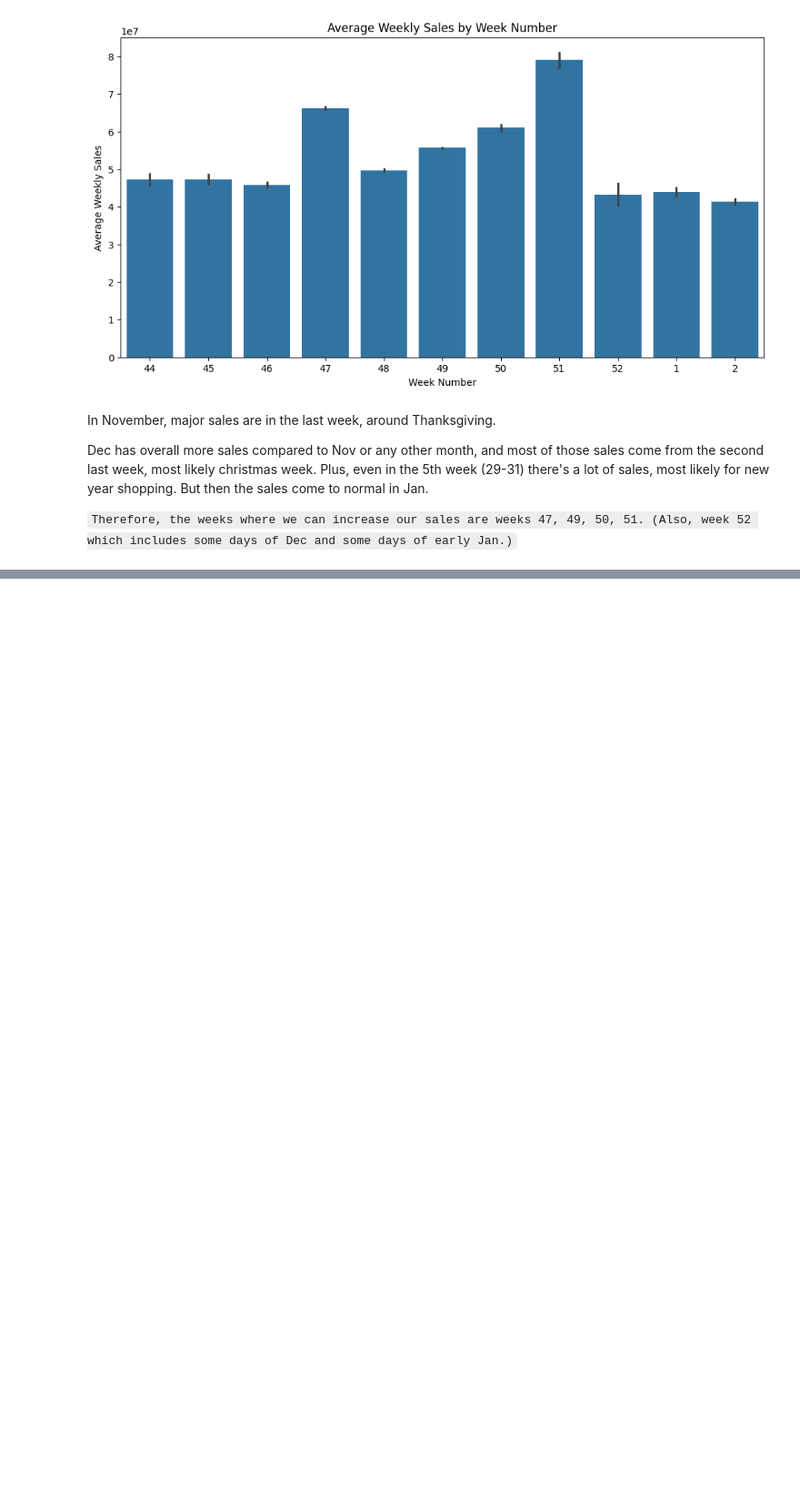
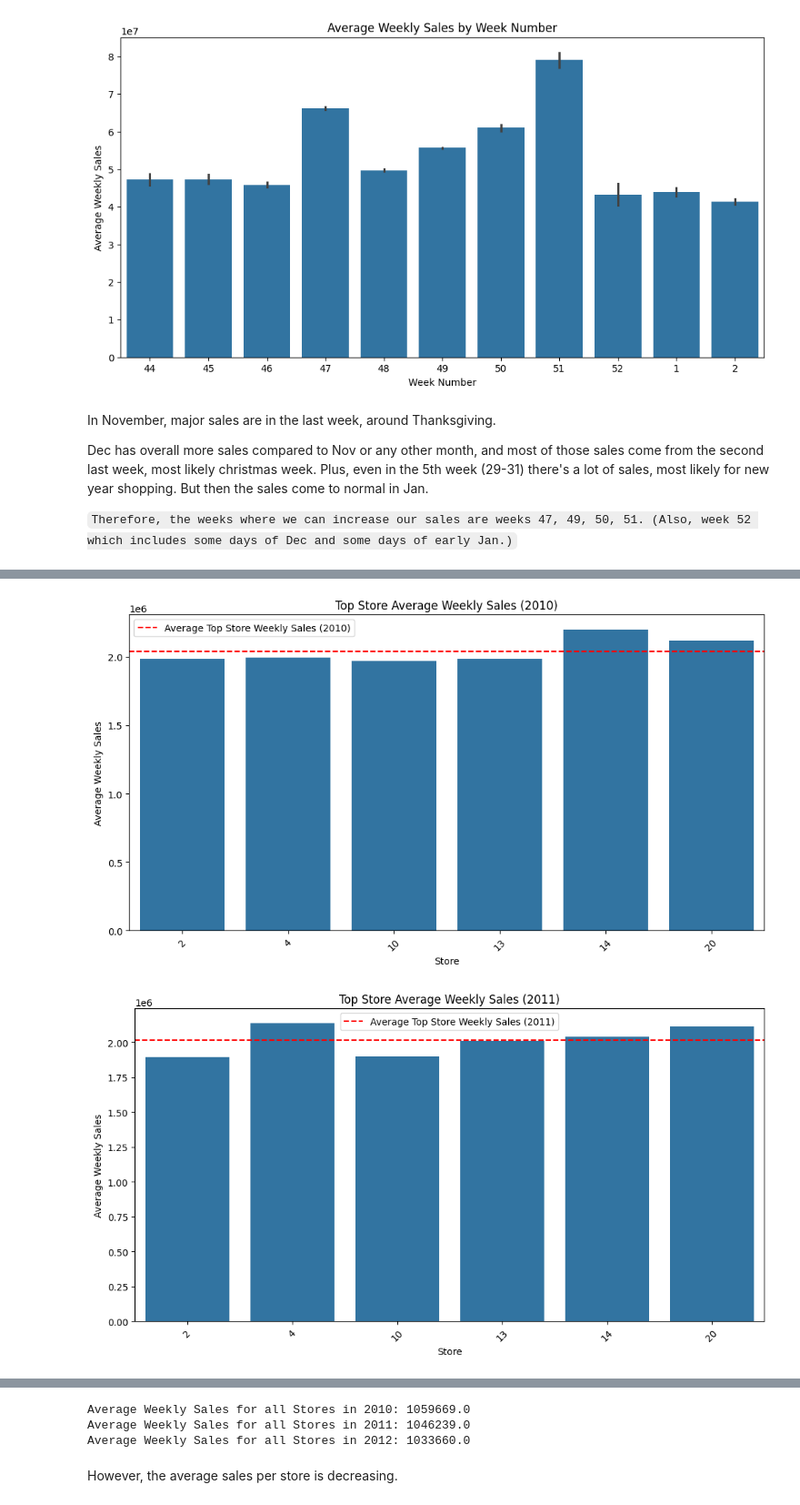
Before and after one commit to bdk-333/Walmart-Sales-Analysis, a Jupyter notebook: notebooks/03_kpi_definition_calculation.ipynb, the cells around one changed output, grey strips where cells are left out. Shown at 91% size. Drawn from its saved outputs; the diff is of its cells as text; code cells hidden in the pictures; blank space fills up the shorter version.

```diff
--- a/notebooks/03_kpi_definition_calculation.ipynb
+++ b/notebooks/03_kpi_definition_calculation.ipynb
@@ -100,0 +161,4 @@ Dec has overall more sales compared to Nov or any other month, and most of those
+# %%
+top_stores = sales_per_store[sales_per_store['Store'].isin([4, 14, 20, 10, 13, 2])]
+top_store_sales = top_stores.groupby(['Store', 'year'])['Weekly_Sales'].mean().reset_index()
+top_store_sales
@@ -100,0 +183,36 @@ Dec has overall more sales compared to Nov or any other month, and most of those
+# %%
+# 2010
+plt.figure(figsize=(12, 6))
+sns.barplot(x='Store', y='Weekly_Sales', data=top_store_sales[top_store_sales['year'] == 2010], order=top_store_sales['Store'])
+plt.title('Top Store Average Weekly Sales (2010)')
+plt.xlabel('Store')
+plt.ylabel('Average Weekly Sales')
+plt.xticks(rotation=45)
+plt.axhline(y=top_store_sales[top_store_sales['year'] == 2010]['Weekly_Sales'].mean(), color='r', linestyle='--', label='Average Top Store Weekly Sales (2010)')
+plt.legend()
+plt.show()
+
+# 2011
+plt.figure(figsize=(12, 6))
+sns.barplot(x='Store', y='Weekly_Sales', data=top_store_sales[top_store_sales['year'] == 2011], order=top_store_sales['Store'])
+plt.title('Top Store Average Weekly Sales (2011)')
+plt.xlabel('Store')
+plt.ylabel('Average Weekly Sales')
+plt.xticks(rotation=45)
+plt.axhline(y=top_store_sales[top_store_sales['year'] == 2011]['Weekly_Sales'].mean(), color='r', linestyle='--', label='Average Top Store Weekly Sales (2011)')
+plt.legend()
+plt.show()
+
+# 2012
+plt.figure(figsize=(12, 6))
+sns.barplot(x='Store', y='Weekly_Sales', data=top_store_sales[top_store_sales['year'] == 2012], order=top_store_sales['Store'])
+plt.title('Top Store Average Weekly Sales (2012)')
+plt.xlabel('Store')
+plt.ylabel('Average Weekly Sales')
+plt.xticks(rotation=45)
+plt.axhline(y=top_store_sales[top_store_sales['year'] == 2012]['Weekly_Sales'].mean(), color='r', linestyle='--', label='Average Top Store Weekly Sales (2012)')
+plt.legend()
+plt.show()
+# %% [output]
+[figure, added]
+[figure, added]
@@ -100,0 +220,10 @@ Dec has overall more sales compared to Nov or any other month, and most of those
+# %%
+print('Average Weekly Sales for all Stores in 2010:', sales_per_store[sales_per_store['year'] == 2010]['Weekly_Sales'].mean().round())
+print('Average Weekly Sales for all Stores in 2011:', sales_per_store[sales_per_store['year'] == 2011]['Weekly_Sales'].mean().round())
+print('Average Weekly Sales for all Stores in 2012:', sales_per_store[sales_per_store['year'] == 2012]['Weekly_Sales'].mean().round())
+# %% [output]
+Average Weekly Sales for all Stores in 2010: 1059669.0
+Average Weekly Sales for all Stores in 2011: 1046239.0
+Average Weekly Sales for all Stores in 2012: 1033660.0
+# %% [markdown]
+However, the average sales per store is decreasing.
```
Also changed, not shown: parts of 6 cells of this notebook.
